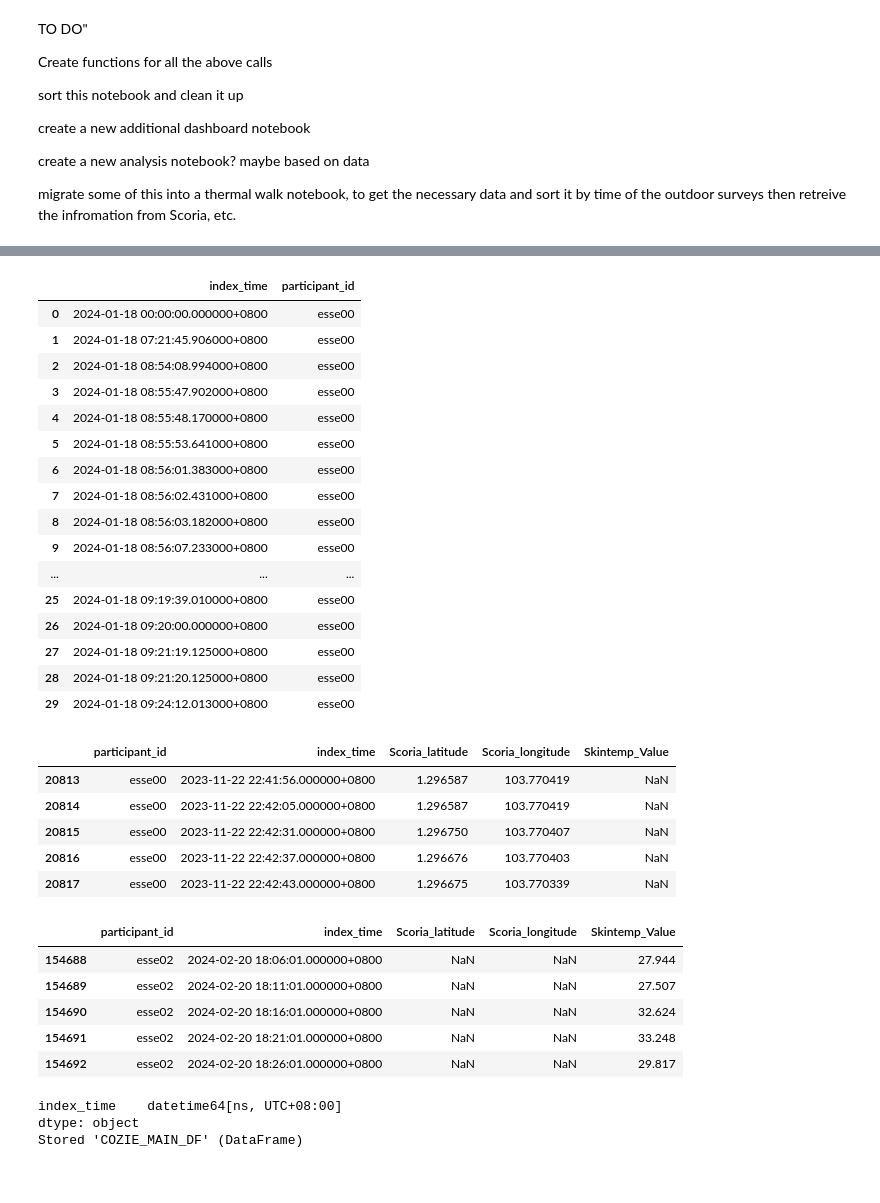
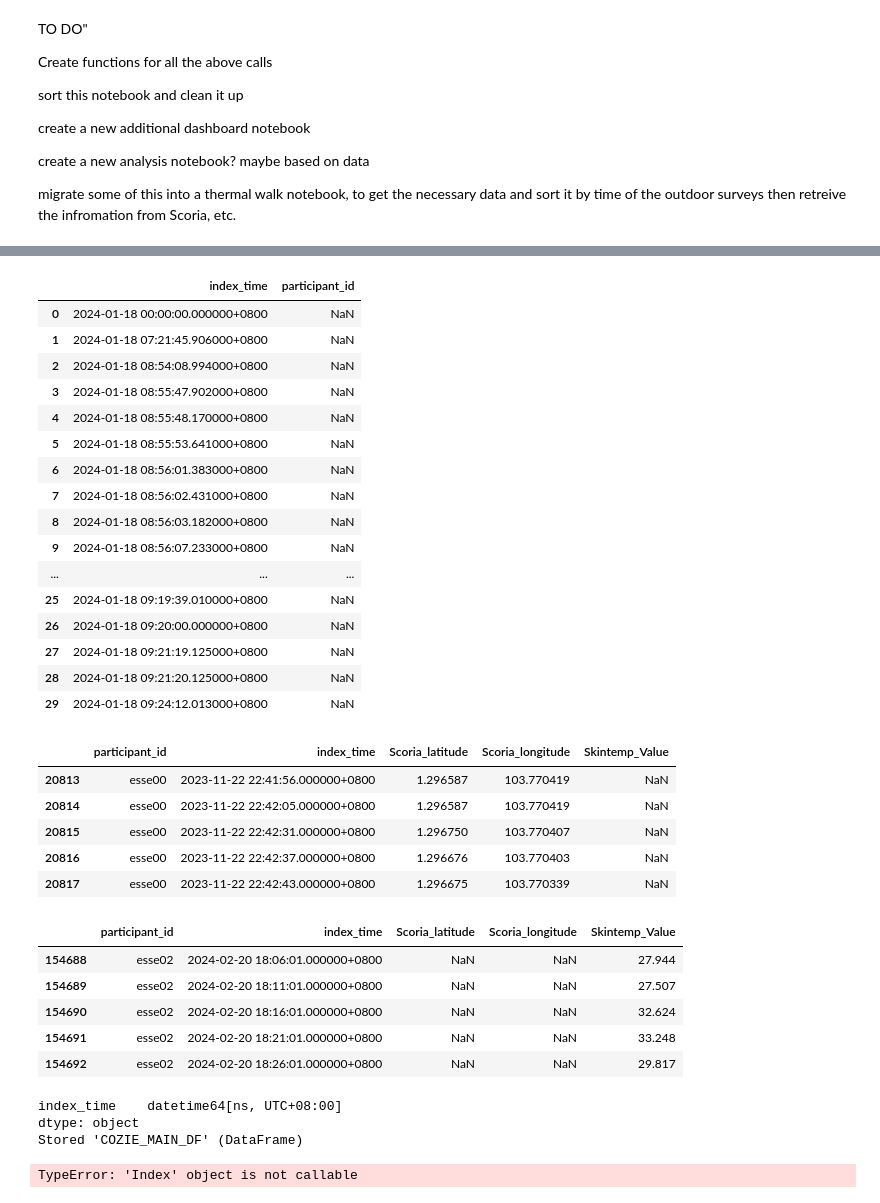
Before and after one commit to buds-lab/calma-esse-heat-stress-public, a Jupyter notebook: Esse/src/Main.ipynb, the cells around one changed output, grey strips where cells are left out. Drawn from its saved outputs; the diff is of its cells as text; code cells hidden in the pictures.

```diff
--- a/Esse/src/Main.ipynb
+++ b/Esse/src/Main.ipynb
@@ -644,36 +588,39 @@ display(filtered_df[selected_columns].describe())
 # %%
 #identifier = man_identifier
+identifier = "2024-05-20_2356"
+
+
 file_path_file = os.path.join(directory_data_processed_path, identifier + '_Cozie_main_df.csv')
 COZIE_MAIN_DF = pd.read_csv(file_path_file)
 display(COZIE_MAIN_DF[['index_time', 'participant_id']].head(30))
 display(COZIE_MAIN_DF.dropna(subset=['Scoria_latitude'])[['participant_id', 'index_time', 'Scoria_latitude', 'Scoria_longitude', 'Skintemp_Value']].head(5))
 display(COZIE_MAIN_DF.dropna(subset=['Skintemp_Value'])[['participant_id', 'index_time', 'Scoria_latitude', 'Scoria_longitude', 'Skintemp_Value']].head(5))
 
 #here is a still a problem!
 
 COZIE_MAIN_DF['index_time'] = pd.to_datetime(COZIE_MAIN_DF['index_time'], format='%Y-%m-%d %H:%M:%S.%f%z')
 
 
 print(COZIE_MAIN_DF[['index_time']].dtypes)
 %store COZIE_MAIN_DF
 # %% [output]
 |  | index_time | participant_id |
-| 0 | 2024-01-18 00:00:00.000000+0800 | esse00 |
-| 1 | 2024-01-18 07:21:45.906000+0800 | esse00 |
-| 2 | 2024-01-18 08:54:08.994000+0800 | esse00 |
-| 3 | 2024-01-18 08:55:47.902000+0800 | esse00 |
-| 4 | 2024-01-18 08:55:48.170000+0800 | esse00 |
-| 5 | 2024-01-18 08:55:53.641000+0800 | esse00 |
-| 6 | 2024-01-18 08:56:01.383000+0800 | esse00 |
-| 7 | 2024-01-18 08:56:02.431000+0800 | esse00 |
-| 8 | 2024-01-18 08:56:03.182000+0800 | esse00 |
-| 9 | 2024-01-18 08:56:07.233000+0800 | esse00 |
+| 0 | 2024-01-18 00:00:00.000000+0800 | NaN |
+| 1 | 2024-01-18 07:21:45.906000+0800 | NaN |
+| 2 | 2024-01-18 08:54:08.994000+0800 | NaN |
+| 3 | 2024-01-18 08:55:47.902000+0800 | NaN |
+| 4 | 2024-01-18 08:55:48.170000+0800 | NaN |
+| 5 | 2024-01-18 08:55:53.641000+0800 | NaN |
+| 6 | 2024-01-18 08:56:01.383000+0800 | NaN |
+| 7 | 2024-01-18 08:56:02.431000+0800 | NaN |
+| 8 | 2024-01-18 08:56:03.182000+0800 | NaN |
+| 9 | 2024-01-18 08:56:07.233000+0800 | NaN |
 | ... | ... | ... |
-| 25 | 2024-01-18 09:19:39.010000+0800 | esse00 |
-| 26 | 2024-01-18 09:20:00.000000+0800 | esse00 |
-| 27 | 2024-01-18 09:21:19.125000+0800 | esse00 |
-| 28 | 2024-01-18 09:21:20.125000+0800 | esse00 |
-| 29 | 2024-01-18 09:24:12.013000+0800 | esse00 |
+| 25 | 2024-01-18 09:19:39.010000+0800 | NaN |
+| 26 | 2024-01-18 09:20:00.000000+0800 | NaN |
+| 27 | 2024-01-18 09:21:19.125000+0800 | NaN |
+| 28 | 2024-01-18 09:21:20.125000+0800 | NaN |
+| 29 | 2024-01-18 09:24:12.013000+0800 | NaN |
 |  | participant_id | index_time | Scoria_latitude | Scoria_longitude | Skintemp_Value |
 | 20813 | esse00 | 2023-11-22 22:41:56.000000+0800 | 1.296587 | 103.770419 | NaN |
 | 20814 | esse00 | 2023-11-22 22:42:05.000000+0800 | 1.296587 | 103.770419 | NaN |
@@ -689,3 +636,4 @@ print(COZIE_MAIN_DF[['index_time']].dtypes)
 index_time    datetime64[ns, UTC+08:00]
 dtype: object
 Stored 'COZIE_MAIN_DF' (DataFrame)
+TypeError: 'Index' object is not callable
```
Also changed, not shown: parts of 15 cells of this notebook, 17 other files.
